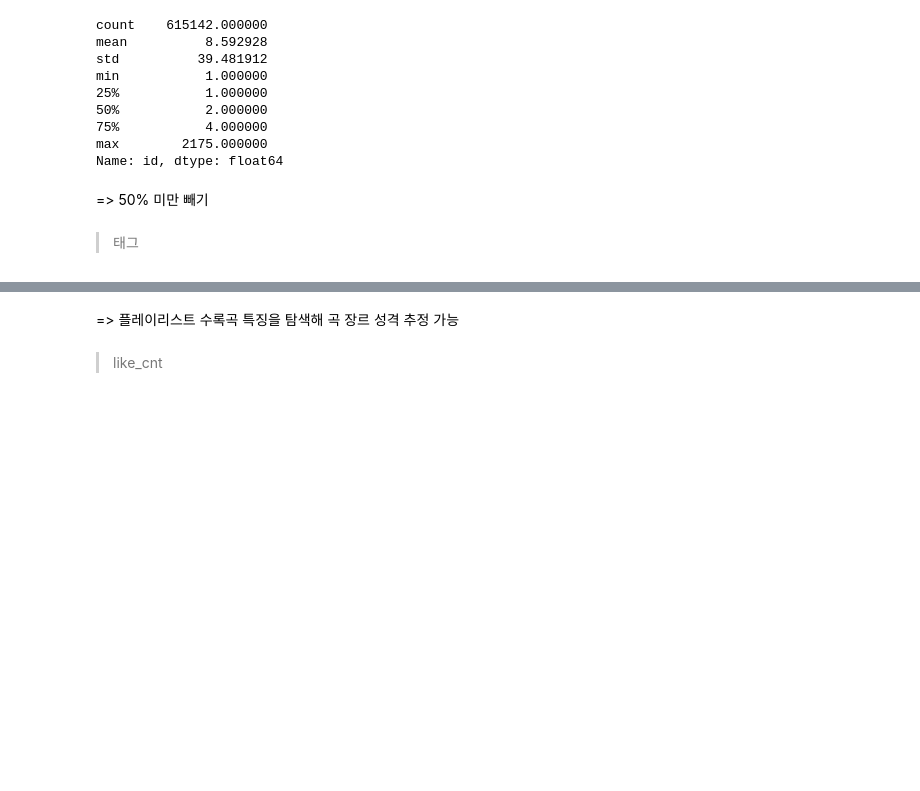
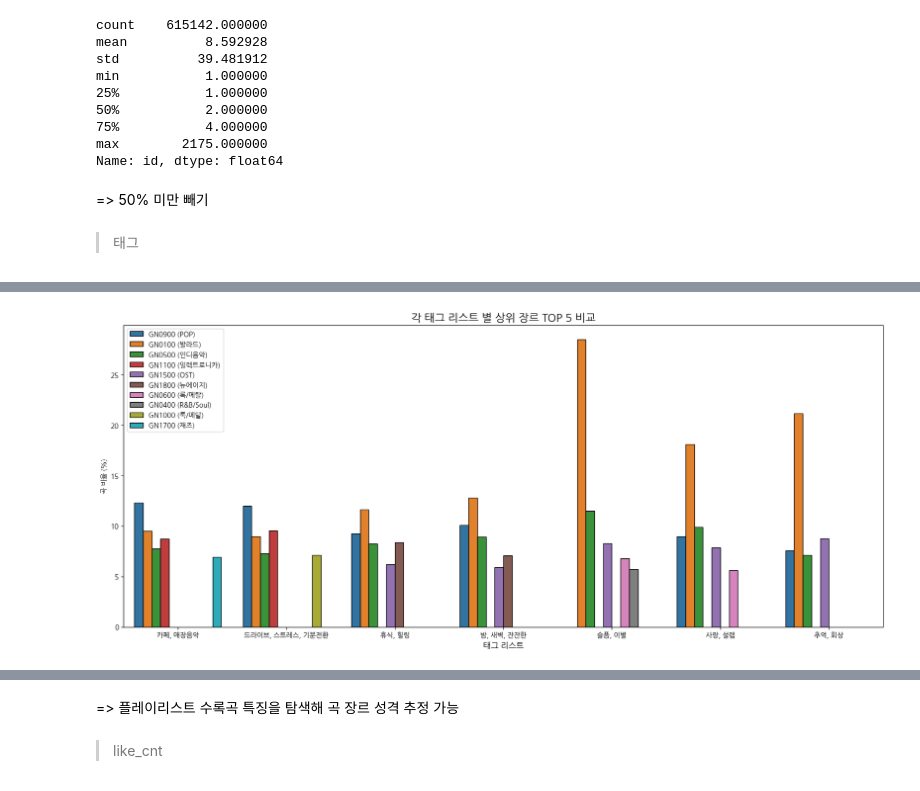
Before and after one commit to pulpo125/AIPlayer_Pling, a Jupyter notebook: 1_analysis/2_EDA.ipynb, the cells around one changed output, grey strips where cells are left out. Saved outputs shown, nothing was run; the diff lists cells and outputs as text; code cells hidden in the pictures; blank space fills up the shorter version.

```diff
--- a/1_analysis/2_EDA.ipynb
+++ b/1_analysis/2_EDA.ipynb
@@ -425,0 +621,4 @@ Name: id, dtype: float64
+# %%
+# 장르코드 뒷자리 두 자리가 00인 코드를 필터링
+gnr_code = genre_gn_all[genre_gn_all['gnr_code'].str[-2:] == '00']
+gnr_code = gnr_code.assign(join_code = gnr_code['gnr_code'].str[0:4])
@@ -425,0 +638,86 @@ Name: id, dtype: float64
+# %%
+# 태그 = ['드라이브', '스트레스', '기분전환']
+song_tag_map_sample_1 = plylst_song_tag_map.loc[plylst_song_tag_map.tags.isin(['드라이브', '스트레스', '기분전환']), :]
+# 태그 = ['밤', '새벽', '잔잔한']
+song_tag_map_sample_2 = plylst_song_tag_map.loc[plylst_song_tag_map.tags.isin(['밤', '새벽', '잔잔한']), :]
+# 태그 = ['사랑', '설렘']
+song_tag_map_sample_3 = plylst_song_tag_map.loc[plylst_song_tag_map.tags.isin(['사랑', '설렘']), :]
+# 태그 = ['추억', '회상']
+song_tag_map_sample_4 = plylst_song_tag_map.loc[plylst_song_tag_map.tags.isin(['추억', '회상']), :]
+# 태그 = ['슬픔', '이별']
+song_tag_map_sample_5 = plylst_song_tag_map.loc[plylst_song_tag_map.tags.isin(['슬픔', '이별']), :]
+# 태그 = ['휴식', '힐링']
+song_tag_map_sample_6 = plylst_song_tag_map.loc[plylst_song_tag_map.tags.isin(['휴식', '힐링']), :]
+# 태그 = ['휴식', '힐링']
+song_tag_map_sample_7 = plylst_song_tag_map.loc[plylst_song_tag_map.tags.isin(['카페', '매장음악']), :]
+# %%
+# 각 샘플 태그 리스트 별 장르 비율 집계
+song_tag_map_sample_1_gnr_rank = song_tag_map_sample_1.groupby('gnr_code_name').songs.nunique().reset_index(name = 'song_cnt')
+song_tag_map_sample_1_gnr_rank.loc[:, 'song_cnt_ratio'] = round(song_tag_map_sample_1_gnr_rank['song_cnt']/sum(song_tag_map_sample_1_gnr_rank['song_cnt'])*100, 2)
+song_tag_map_sample_1_gnr_rank['gnr_rank'] = song_tag_map_sample_1_gnr_rank['song_cnt_ratio'].rank(ascending = False)
+song_tag_map_sample_1_gnr_rank['tag_list'] = '드라이브, 스트레스, 기분전환'
+song_tag_map_sample_1_gnr_rank.rename(columns = {'gnr_code_name' : '장르', 'song_cnt' : '곡 수', 'song_cnt_ratio' : '비율(%)', 'gnr_rank' : '순위', 'tag_list' : '태그 리스트'}, inplace = True)
+
+song_tag_map_sample_2_gnr_rank = song_tag_map_sample_2.groupby('gnr_code_name').songs.nunique().reset_index(name = 'song_cnt')
+song_tag_map_sample_2_gnr_rank.loc[:, 'song_cnt_ratio'] = round(song_tag_map_sample_2_gnr_rank['song_cnt']/sum(song_tag_map_sample_2_gnr_rank['song_cnt'])*100, 2)
+song_tag_map_sample_2_gnr_rank['gnr_rank'] = song_tag_map_sample_2_gnr_rank['song_cnt_ratio'].rank(ascending = False)
+song_tag_map_sample_2_gnr_rank['tag_list'] = '밤, 새벽, 잔잔한'
+song_tag_map_sample_2_gnr_rank.rename(columns = {'gnr_code_name' : '장르', 'song_cnt' : '곡 수', 'song_cnt_ratio' : '비율(%)', 'gnr_rank' : '순위', 'tag_list' : '태그 리스트'}, inplace = True)
+
+song_tag_map_sample_3_gnr_rank = song_tag_map_sample_3.groupby('gnr_code_name').songs.nunique().reset_index(name = 'song_cnt')
+song_tag_map_sample_3_gnr_rank.loc[:, 'song_cnt_ratio'] = round(song_tag_map_sample_3_gnr_rank['song_cnt']/sum(song_tag_map_sample_3_gnr_rank['song_cnt'])*100, 2)
+song_tag_map_sample_3_gnr_rank['gnr_rank'] = song_tag_map_sample_3_gnr_rank['song_cnt_ratio'].rank(ascending = False)
+song_tag_map_sample_3_gnr_rank['tag_list'] = '사랑, 설렘'
+song_tag_map_sample_3_gnr_rank.rename(columns = {'gnr_code_name' : '장르', 'song_cnt' : '곡 수', 'song_cnt_ratio' : '비율(%)', 'gnr_rank' : '순위', 'tag_list' : '태그 리스트'}, inplace = True)
+
+song_tag_map_sample_4_gnr_rank = song_tag_map_sample_4.groupby('gnr_code_name').songs.nunique().reset_index(name = 'song_cnt')
+song_tag_map_sample_4_gnr_rank.loc[:, 'song_cnt_ratio'] = round(song_tag_map_sample_4_gnr_rank['song_cnt']/sum(song_tag_map_sample_4_gnr_rank['song_cnt'])*100, 2)
+song_tag_map_sample_4_gnr_rank['gnr_rank'] = song_tag_map_sample_4_gnr_rank['song_cnt_ratio'].rank(ascending = False)
+song_tag_map_sample_4_gnr_rank['tag_list'] = '추억, 회상'
+song_tag_map_sample_4_gnr_rank.rename(columns = {'gnr_code_name' : '장르', 'song_cnt' : '곡 수', 'song_cnt_ratio' : '비율(%)', 'gnr_rank' : '순위', 'tag_list' : '태그 리스트'}, inplace = True)
+
+song_tag_map_sample_5_gnr_rank = song_tag_map_sample_5.groupby('gnr_code_name').songs.nunique().reset_index(name = 'song_cnt')
+song_tag_map_sample_5_gnr_rank.loc[:, 'song_cnt_ratio'] = round(song_tag_map_sample_5_gnr_rank['song_cnt']/sum(song_tag_map_sample_5_gnr_rank['song_cnt'])*100, 2)
+song_tag_map_sample_5_gnr_rank['gnr_rank'] = song_tag_map_sample_5_gnr_rank['song_cnt_ratio'].rank(ascending = False)
+song_tag_map_sample_5_gnr_rank['tag_list'] = '슬픔, 이별'
+song_tag_map_sample_5_gnr_rank.rename(columns = {'gnr_code_name' : '장르', 'song_cnt' : '곡 수', 'song_cnt_ratio' : '비율(%)', 'gnr_rank' : '순위', 'tag_list' : '태그 리스트'}, inplace = True)
+
+song_tag_map_sample_6_gnr_rank = song_tag_map_sample_6.groupby('gnr_code_name').songs.nunique().reset_index(name = 'song_cnt')
+song_tag_map_sample_6_gnr_rank.loc[:, 'song_cnt_ratio'] = round(song_tag_map_sample_6_gnr_rank['song_cnt']/sum(song_tag_map_sample_6_gnr_rank['song_cnt'])*100, 2)
+song_tag_map_sample_6_gnr_rank['gnr_rank'] = song_tag_map_sample_6_gnr_rank['song_cnt_ratio'].rank(ascending = False)
+song_tag_map_sample_6_gnr_rank['tag_list'] = '휴식, 힐링'
+song_tag_map_sample_6_gnr_rank.rename(columns = {'gnr_code_name' : '장르', 'song_cnt' : '곡 수', 'song_cnt_ratio' : '비율(%)', 'gnr_rank' : '순위', 'tag_list' : '태그 리스트'}, inplace = True)
+
+song_tag_map_sample_7_gnr_rank = song_tag_map_sample_7.groupby('gnr_code_name').songs.nunique().reset_index(name = 'song_cnt')
+song_tag_map_sample_7_gnr_rank.loc[:, 'song_cnt_ratio'] = round(song_tag_map_sample_7_gnr_rank['song_cnt']/sum(song_tag_map_sample_7_gnr_rank['song_cnt'])*100, 2)
+song_tag_map_sample_7_gnr_rank['gnr_rank'] = song_tag_map_sample_7_gnr_rank['song_cnt_ratio'].rank(ascending = False)
+song_tag_map_sample_7_gnr_rank['tag_list'] = '카페, 매장음악'
+song_tag_map_sample_7_gnr_rank.rename(columns = {'gnr_code_name' : '장르', 'song_cnt' : '곡 수', 'song_cnt_ratio' : '비율(%)', 'gnr_rank' : '순위', 'tag_list' : '태그 리스트'}, inplace = True)
+
+# delete object
+del song_tag_map_sample_1, song_tag_map_sample_2, song_tag_map_sample_3, song_tag_map_sample_4, song_tag_map_sample_5, song_tag_map_sample_6, song_tag_map_sample_7
+
+# row binding
+song_tag_map_sample_rbind = pd.concat(
+    [song_tag_map_sample_1_gnr_rank, song_tag_map_sample_2_gnr_rank, song_tag_map_sample_3_gnr_rank,
+     song_tag_map_sample_4_gnr_rank, song_tag_map_sample_5_gnr_rank, song_tag_map_sample_6_gnr_rank,
+     song_tag_map_sample_7_gnr_rank],
+    axis = 0
+)
+
+# plotting
+
+plt.figure(figsize=(20, 8))
+
+song_tag_map_sample_rbind_plot = sns.barplot(
+    data = song_tag_map_sample_rbind.loc[song_tag_map_sample_rbind['순위'] <= 5, :].sort_values(by = '순위'),
+    x = '태그 리스트', y = '비율(%)', hue = '장르', edgecolor = "black"
+)
+song_tag_map_sample_rbind_plot.set_title('각 태그 리스트 별 상위 장르 TOP 5 비교', fontsize=16)
+song_tag_map_sample_rbind_plot.set_xlabel('태그 리스트', fontsize=12)
+song_tag_map_sample_rbind_plot.set_ylabel('곡 비율 (%)', fontsize=10)
+song_tag_map_sample_rbind_plot.legend(fontsize=10)
+
+plt.show()
+# %% [output]
+[figure, added]
```
Also changed, not shown: parts of 46 cells of this notebook.
